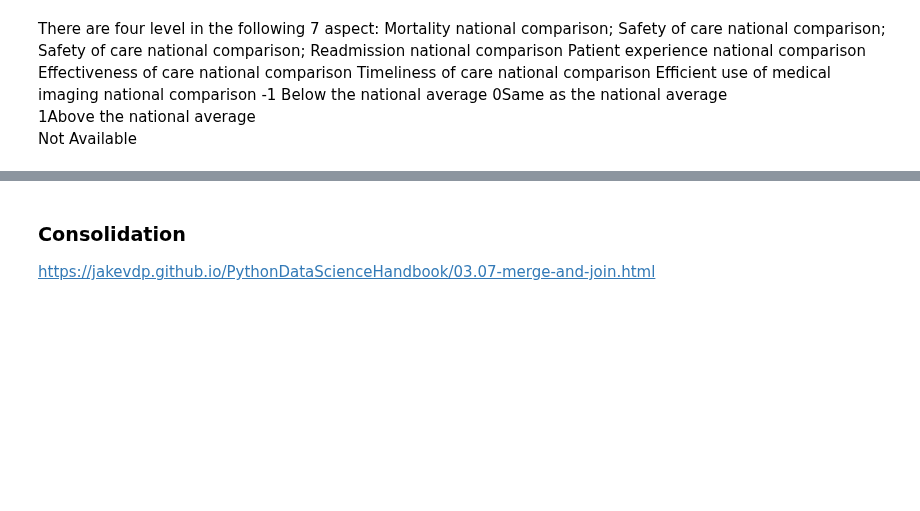
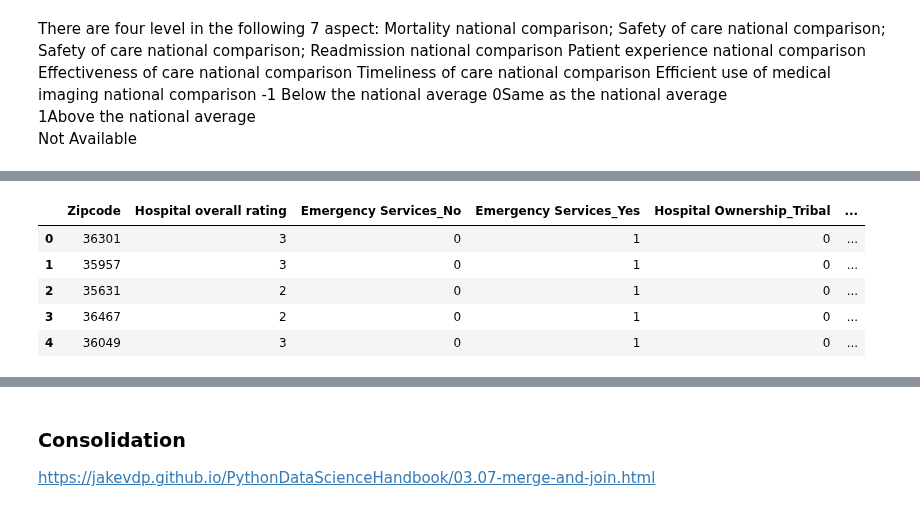
Before and after one commit to norgrenm/US_House_Price_Prediction, a Jupyter notebook: notebooks/DM-US_HousingData.ipynb, the cells around one changed output, grey strips where cells are left out. Saved outputs shown, nothing was run; the diff lists cells and outputs as text; code cells hidden in the pictures; blank space fills up the shorter version.

```diff
--- a/notebooks/DM-US_HousingData.ipynb
+++ b/notebooks/DM-US_HousingData.ipynb
@@ -1321 +1299,15 @@ Below the national average       664
 Name: Safety of care national comparison, dtype: int64
+# %%
+# drop 'Mortality national comparison', 'Safety of care national comparison','Readmission national comparison',
+# 'Patient experience national comparison', 'Effectiveness of care national comparison',
+# 'Timeliness of care national comparison','Efficient use of medical imaging national comparison'
+# since they are Incorporate in the overall rating
+drop_these = ['Mortality national comparison', 'Safety of care national comparison','Readmission national comparison',
+'Patient experience national comparison', 'Effectiveness of care national comparison',
+'Timeliness of care national comparison','Efficient use of medical imaging national comparison']
+hospital_df = hospital_df.drop(columns = drop_these)
+# %%
+cols_categorical = hospital_df.columns.difference(hospital_df._get_numeric_data().columns)
+categorical = hospital_df[cols_categorical]
+cols_categorical
+#categorical_dummy = pd.get_dummies(categorical,columns = cols_categorical)
@@ -1321,0 +1316,3 @@ Name: Safety of care national comparison, dtype: int64
+# %%
+numeric = hospital_df._get_numeric_data()
+numeric.head()
@@ -1322,2 +1326,14 @@ Name: Safety of care national comparison, dtype: int64
+# %%
+categorical_dummy = pd.get_dummies(hospital_df,columns = cols_categorical).drop(columns=['Zipcode','Hospital overall rating'])
+# %%
+hospital_df = pd.concat([numeric,categorical_dummy],axis = 1)
+hospital_df.head()
+# %% [output]
+|  | Zipcode | Hospital overall rating | Emergency Services_No | Emergency Services_Yes | Hospital Ownership_Tribal | ... |
+| 0 | 36301 | 3 | 0 | 1 | 0 | ... |
+| 1 | 35957 | 3 | 0 | 1 | 0 | ... |
+| 2 | 35631 | 2 | 0 | 1 | 0 | ... |
+| 3 | 36467 | 2 | 0 | 1 | 0 | ... |
+| 4 | 36049 | 3 | 0 | 1 | 0 | ... |
 # %%
 #Groupby Zipcode and find the average of features
```
Also changed, not shown: parts of 23 cells of this notebook.
